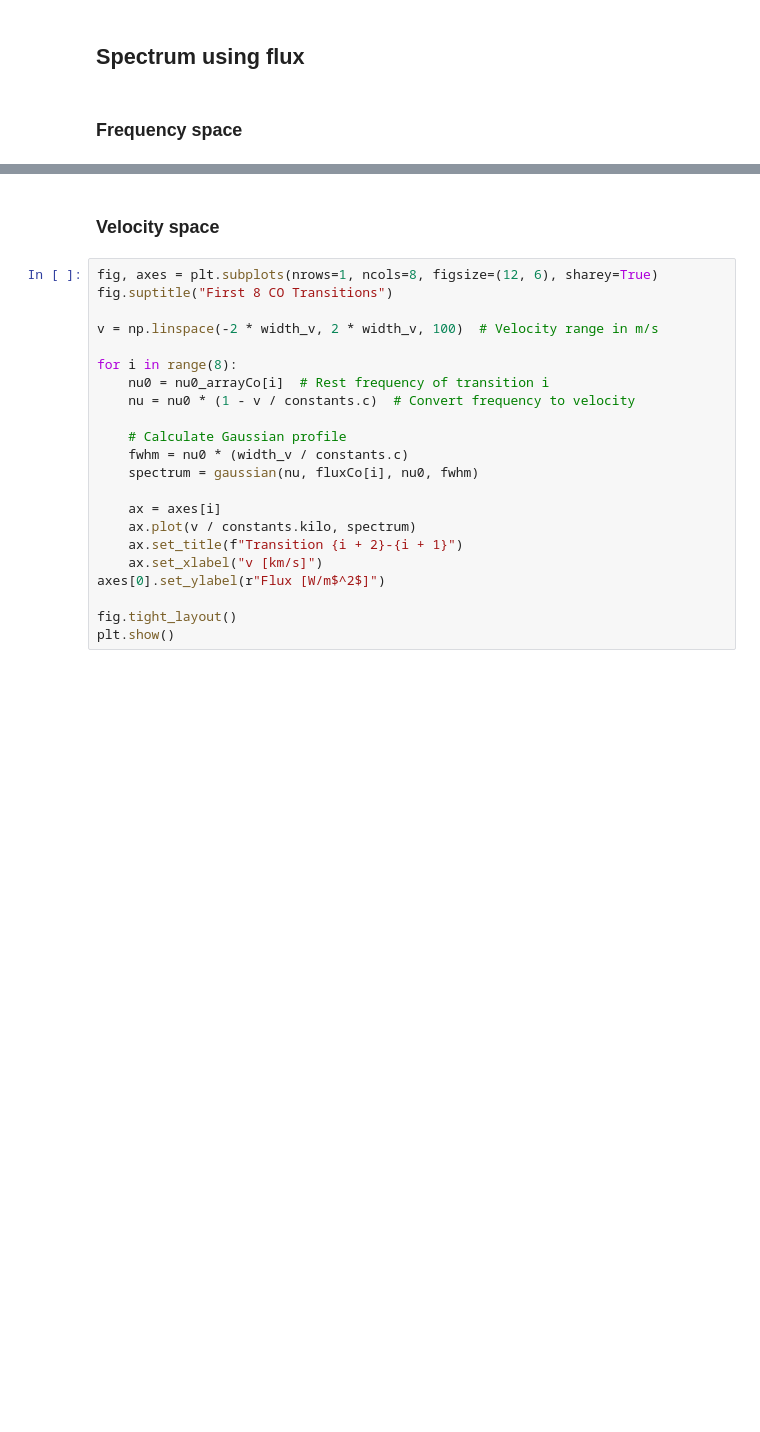
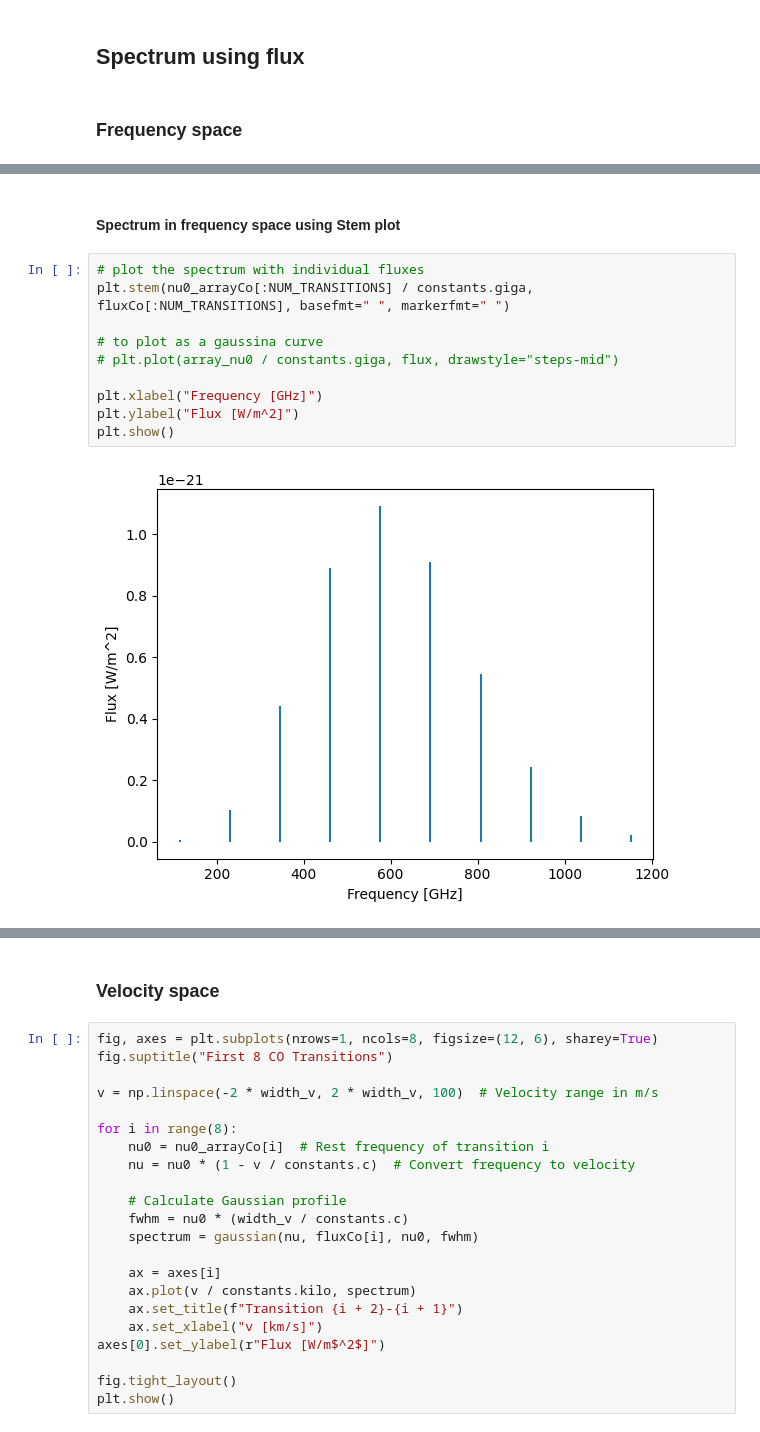
Before and after one commit to aleksej-rodano/phas0052_project, a Jupyter notebook: pythonradex_clean.ipynb, the cells around one changed output, grey strips where cells are left out. Cells and saved outputs as stored; diff of their text form; blank space fills up the shorter version.

```diff
--- a/pythonradex_clean.ipynb
+++ b/pythonradex_clean.ipynb
@@ -854,0 +746,14 @@ Transition 14: amplitude=1.0297194693868044e-27, center=1726602505700.0, width=1
+# %% [markdown]
+#### Spectrum in frequency space using Stem plot
+# %%
+# plot the spectrum with individual fluxes
+plt.stem(nu0_arrayCo[:NUM_TRANSITIONS] / constants.giga, fluxCo[:NUM_TRANSITIONS], basefmt=" ", markerfmt=" ")
+
+# to plot as a gaussina curve
+# plt.plot(array_nu0 / constants.giga, flux, drawstyle="steps-mid")
+
+plt.xlabel("Frequency [GHz]")
+plt.ylabel("Flux [W/m^2]")
+plt.show()
+# %% [output]
+[figure, added]
```
Also changed, not shown: parts of 28 cells of this notebook, 1 other file.
